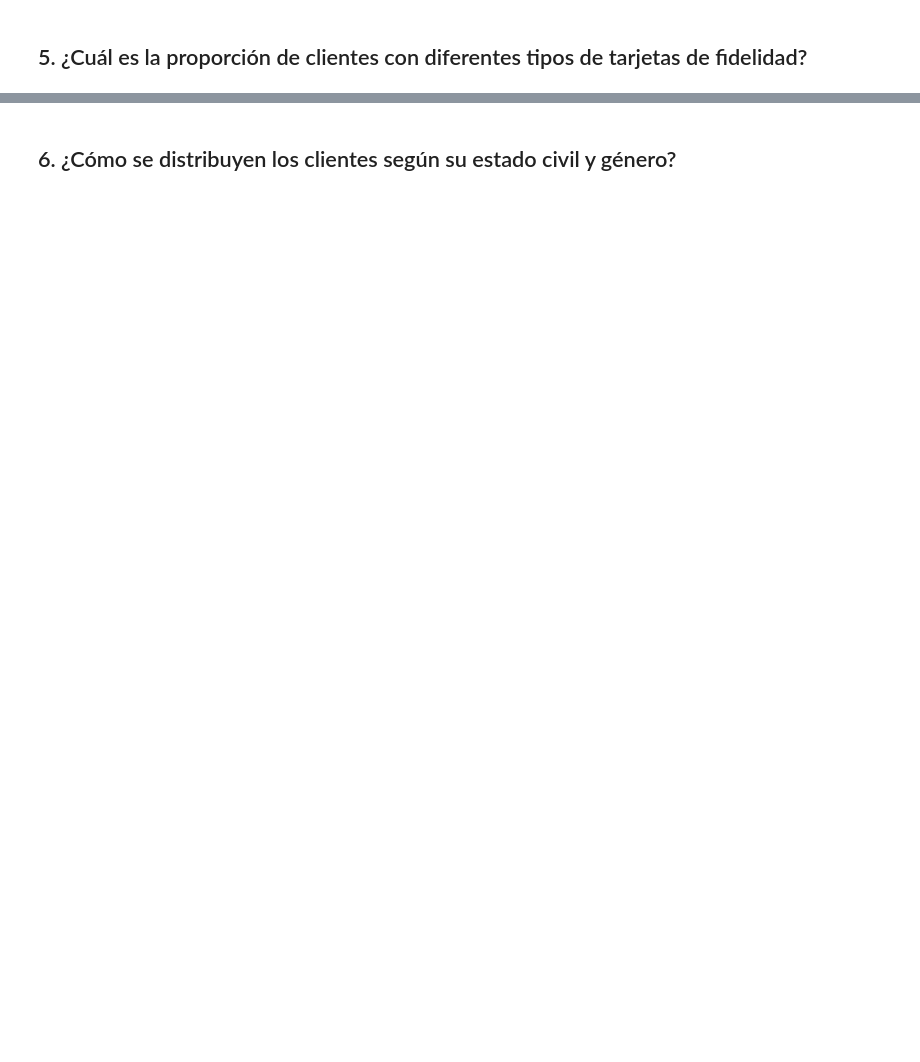
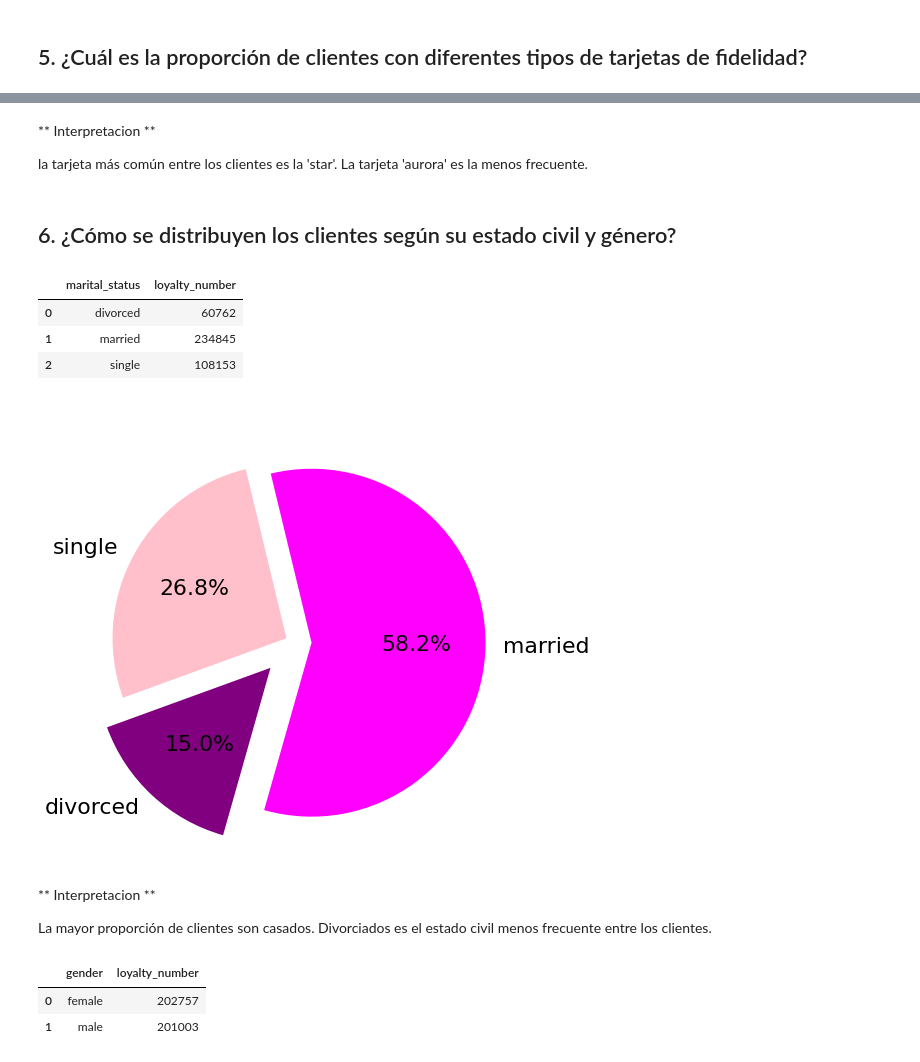
Before and after one commit to Adalab/bda-modulo-3-evaluacion-final-raquelmartinrodriguez, a Jupyter notebook: 3_analisis.ipynb, the cells around one changed output, grey strips where cells are left out. Drawn from its saved outputs; the diff is of its cells as text; code cells hidden in the pictures; blank space fills up the shorter version.

```diff
--- a/3_analisis.ipynb
+++ b/3_analisis.ipynb
@@ -245,2 +280,48 @@ Niveles educativos más altos, como doctorados y máster, parecen tener salarios
+# %% [markdown]
+** Interpretacion **
+
+la tarjeta más común entre los clientes es la 'star'. La tarjeta 'aurora' es la menos frecuente.
 # %% [markdown]
 ## 6. ¿Cómo se distribuyen los clientes según su estado civil y género?
+# %%
+#primero agrupamos a los clientes por su estado civil
+df_estado_civil = df.groupby('marital_status')['loyalty_number'].count().reset_index()
+df_estado_civil
+# %% [output]
+|  | marital_status | loyalty_number |
+| 0 | divorced | 60762 |
+| 1 | married | 234845 |
+| 2 | single | 108153 |
+# %%
+# definimos una lista con los colores que queremos para cada una de las categorías.
+
+colores = ["purple", "magenta", "pink"]
+
+
+# creamos el gráfico basándonos en el DataFrame que hemos creado en el paso anterior
+plt.figure(figsize=(8,8))
+
+explode = ( 0.2 ,0.1, 0.05) # para sacar los quesitos hacia fuera
+
+plt.pie("loyalty_number", labels= "marital_status",
+        data = df_estado_civil,
+        autopct=  '%1.1f%%',
+        colors = colores,
+        textprops={'fontsize': 22},
+        startangle=200,
+        explode = explode)  # para sacar los quesitos hacia fuera)
+
+plt.title("Proporción de clientes por su estado civil", color = "white", fontsize = 16, fontweight = "bold"); # para poner el título
+# %% [output]
+[figure, added]
+# %% [markdown]
+** Interpretacion **
+
+La mayor proporción de clientes son casados. Divorciados es el estado civil menos frecuente entre los clientes.
+# %%
+df_genero = df.groupby('gender')['loyalty_number'].count().reset_index()
+df_genero
+# %% [output]
+|  | gender | loyalty_number |
+| 0 | female | 202757 |
+| 1 | male | 201003 |
```
Also changed, not shown: parts of 8 cells of this notebook, 1 other file.
